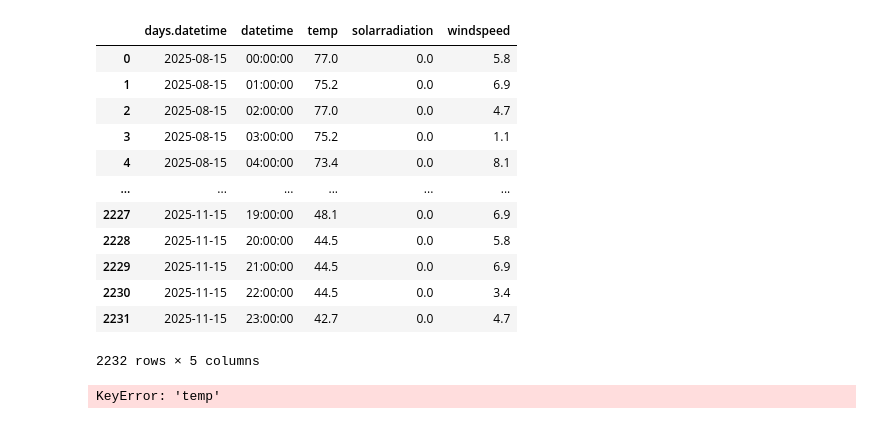
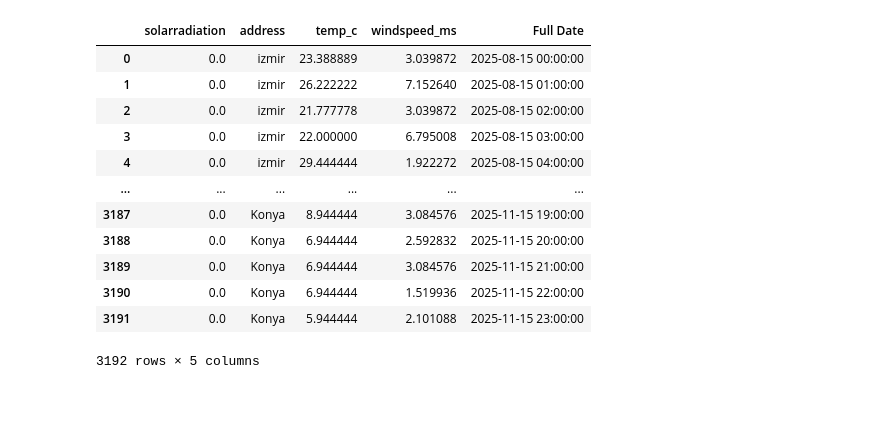
Before and after one commit to enessaduman/Proje3, a Jupyter notebook: data_cleaning_deneme.ipynb, the cells around one changed output. Cells and saved outputs as stored; diff of their text form; code cells hidden in the pictures.

```diff
--- a/data_cleaning_deneme.ipynb
+++ b/data_cleaning_deneme.ipynb
@@ -20,20 +68,6 @@ FileNotFoundError: [Errno 2] No such file or directory: 'Konya_weather.json'
 # %%
-target_colunms=['days.datetime','datetime','temp','solarradiation','windspeed']
-df_final=df[target_colunms].copy()
+target_colunms=['days.datetime','datetime','temp','solarradiation','windspeed','address']
+df_final=df_combined[target_colunms].copy()
-# %% [output]
-|  | days.datetime | datetime | temp | solarradiation | windspeed |
-| 0 | 2025-08-15 | 00:00:00 | 77.0 | 0.0 | 5.8 |
-| 1 | 2025-08-15 | 01:00:00 | 75.2 | 0.0 | 6.9 |
-| 2 | 2025-08-15 | 02:00:00 | 77.0 | 0.0 | 4.7 |
-| 3 | 2025-08-15 | 03:00:00 | 75.2 | 0.0 | 1.1 |
-| 4 | 2025-08-15 | 04:00:00 | 73.4 | 0.0 | 8.1 |
-| ... | ... | ... | ... | ... | ... |
-| 2227 | 2025-11-15 | 19:00:00 | 48.1 | 0.0 | 6.9 |
-| 2228 | 2025-11-15 | 20:00:00 | 44.5 | 0.0 | 5.8 |
-| 2229 | 2025-11-15 | 21:00:00 | 44.5 | 0.0 | 6.9 |
-| 2230 | 2025-11-15 | 22:00:00 | 44.5 | 0.0 | 3.4 |
-| 2231 | 2025-11-15 | 23:00:00 | 42.7 | 0.0 | 4.7 |
-2232 rows × 5 columns
 # %%
 def convert_units(df1: DataFrame) -> DataFrame:
     #F TO C
@@ -41,13 +75,32 @@ def convert_units(df1: DataFrame) -> DataFrame:
     #MPH TO M/S
     df1['windspeed_ms']=df1['windspeed']*0.44704
     #merging datatime day-hour
-    df1['Full Date']=pd.to_datetime(df1['days.datetime']+' - '+df1['datetime'])
+    df1['Full Date']=pd.to_datetime(df1['days.datetime']+' '+df1['datetime'])
     deleted_columns=['days.datetime','datetime','windspeed','temp']
     df1.drop(deleted_columns,inplace=True,axis=1)
     return df1
 df_final=convert_units(df_final)
-# %% [output]
-KeyError: 'temp'
+# %%
+def handling_wind_sensor_anomalies(df: DataFrame,window_size) -> DataFrame:
+    std_rolling=df['windspeed_ms'].rolling(window=window_size).std()
+    is_stuck=(std_rolling==0)&(df['windspeed_ms']>0)
+    df['windspeed_ms']=np.where(is_stuck,0,df['windspeed_ms'])
+    return df
+handling_wind_sensor_anomalies(df_final,6)
+# %% [output]
+|  | solarradiation | address | temp_c | windspeed_ms | Full Date |
+| 0 | 0.0 | izmir | 23.388889 | 3.039872 | 2025-08-15 00:00:00 |
+| 1 | 0.0 | izmir | 26.222222 | 7.152640 | 2025-08-15 01:00:00 |
+| 2 | 0.0 | izmir | 21.777778 | 3.039872 | 2025-08-15 02:00:00 |
+| 3 | 0.0 | izmir | 22.000000 | 6.795008 | 2025-08-15 03:00:00 |
+| 4 | 0.0 | izmir | 29.444444 | 1.922272 | 2025-08-15 04:00:00 |
+| ... | ... | ... | ... | ... | ... |
+| 3187 | 0.0 | Konya | 8.944444 | 3.084576 | 2025-11-15 19:00:00 |
+| 3188 | 0.0 | Konya | 6.944444 | 2.592832 | 2025-11-15 20:00:00 |
+| 3189 | 0.0 | Konya | 6.944444 | 3.084576 | 2025-11-15 21:00:00 |
+| 3190 | 0.0 | Konya | 6.944444 | 1.519936 | 2025-11-15 22:00:00 |
+| 3191 | 0.0 | Konya | 5.944444 | 2.101088 | 2025-11-15 23:00:00 |
+3192 rows × 5 columns
 # %%
 df_final
 # %% [output]
```
Also changed, not shown: parts of 13 cells of this notebook.
